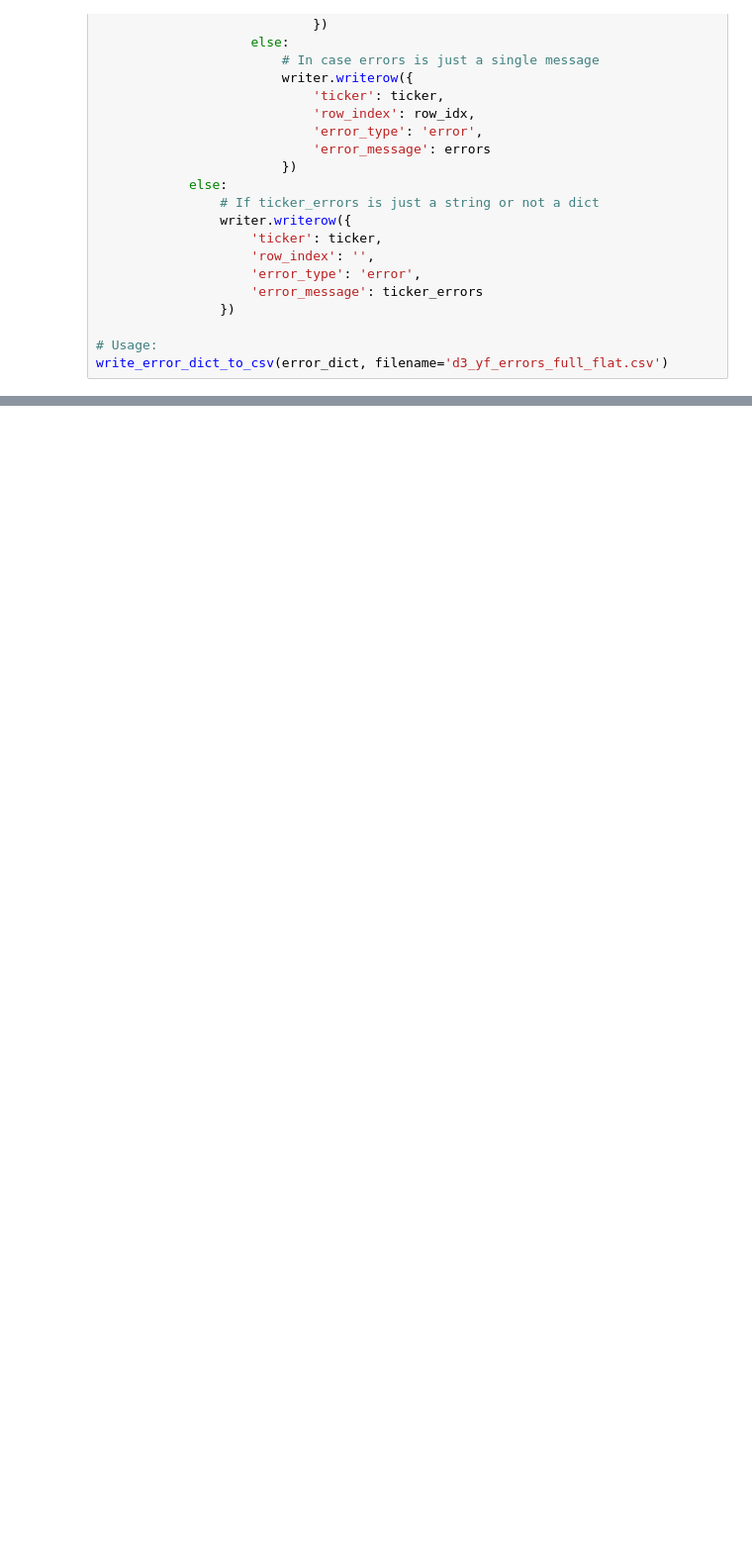
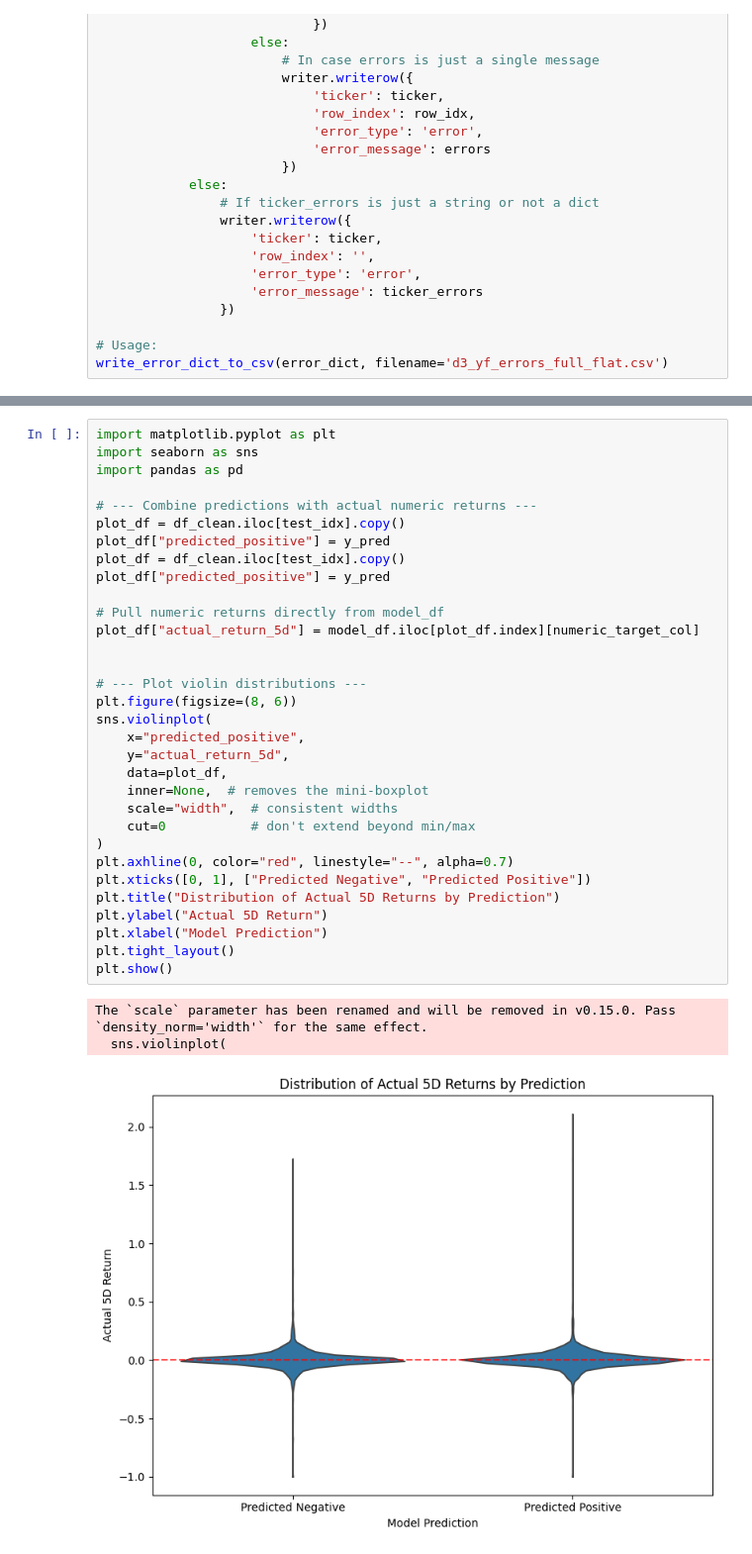
Before and after one commit to Emberflurry/stonx, a Jupyter notebook: dr3.ipynb, the cells around one changed output, grey strips where cells are left out. Shown at 99% size. Cells and saved outputs as stored; diff of their text form; blank space fills up the shorter version.

```diff
--- a/dr3.ipynb
+++ b/dr3.ipynb
@@ -312,0 +1426,36 @@ write_first_error_per_ticker(error_dict, oip_w_prices, filename='d3_yf_errors_by
+# %%
+import matplotlib.pyplot as plt
+import seaborn as sns
+import pandas as pd
+
+# --- Combine predictions with actual numeric returns ---
+plot_df = df_clean.iloc[test_idx].copy()
+plot_df["predicted_positive"] = y_pred
+plot_df = df_clean.iloc[test_idx].copy()
+plot_df["predicted_positive"] = y_pred
+
+# Pull numeric returns directly from model_df
+plot_df["actual_return_5d"] = model_df.iloc[plot_df.index][numeric_target_col]
+
+
+# --- Plot violin distributions ---
+plt.figure(figsize=(8, 6))
+sns.violinplot(
+    x="predicted_positive",
+    y="actual_return_5d",
+    data=plot_df,
+    inner=None,  # removes the mini-boxplot
+    scale="width",  # consistent widths
+    cut=0           # don't extend beyond min/max
+)
+plt.axhline(0, color="red", linestyle="--", alpha=0.7)
+plt.xticks([0, 1], ["Predicted Negative", "Predicted Positive"])
+plt.title("Distribution of Actual 5D Returns by Prediction")
+plt.ylabel("Actual 5D Return")
+plt.xlabel("Model Prediction")
+plt.tight_layout()
+plt.show()
+# %% [output]
+The `scale` parameter has been renamed and will be removed in v0.15.0. Pass `density_norm='width'` for the same effect.
+  sns.violinplot(
+[figure, added]
```
Also changed, not shown: parts of 20 cells of this notebook, 37 other files.
